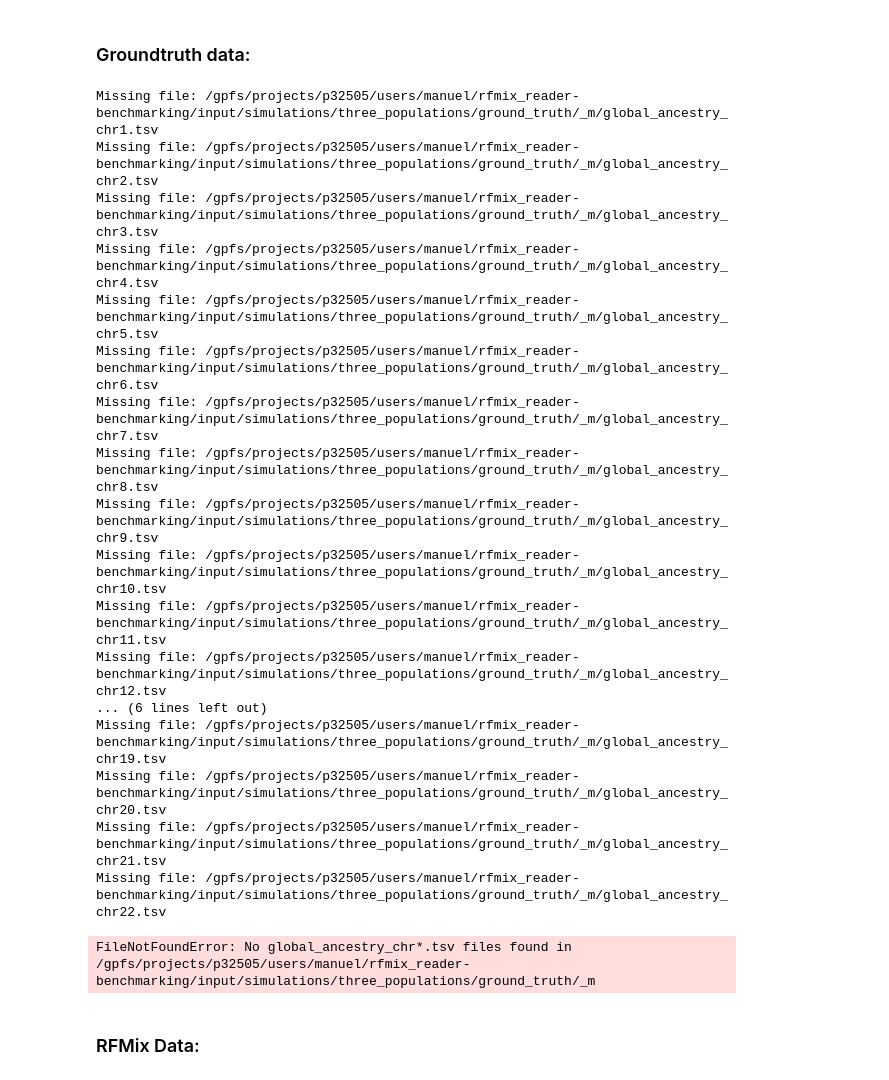
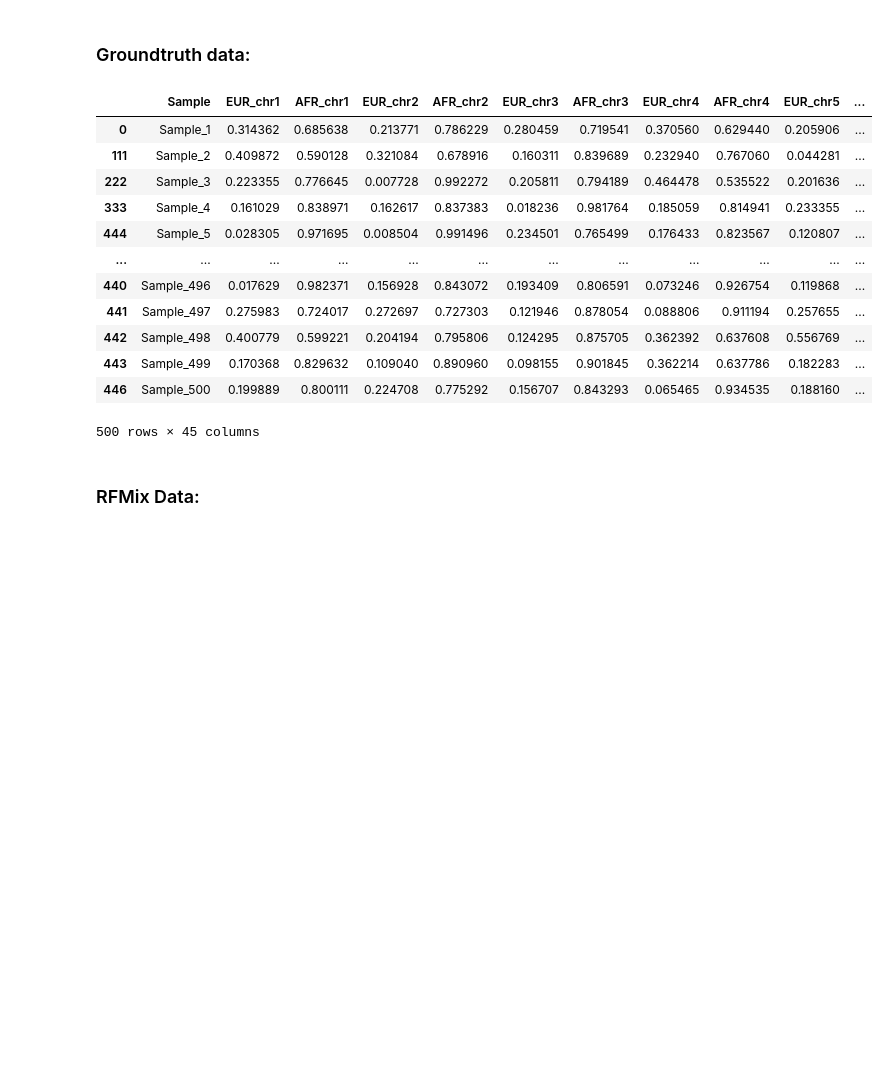
Before and after one commit to heart-gen/rfmix_reader-benchmarking, a Jupyter notebook: visualization/bivariate_tests/_h/working_notebook_mh.ipynb, the cells around one changed output. Drawn from its saved outputs; the diff is of its cells as text; code cells hidden in the pictures; blank space fills up the shorter version.

```diff
--- a/visualization/bivariate_tests/_h/working_notebook_mh.ipynb
+++ b/visualization/bivariate_tests/_h/working_notebook_mh.ipynb
@@ -92,28 +90,23 @@ def load_groundtruth_data(gt_dir: str) -> pd.DataFrame:
 
     return merged_df
 # %%
-gt_data = load_groundtruth_data("input/simulations/three_populations/ground_truth/_m/")
+gt_data = load_groundtruth_data("input/simulations/two_populations/ground_truth/_m/")
 
 gt_data
 # %% [output]
+|  | Sample | EUR_chr1 | AFR_chr1 | EUR_chr2 | AFR_chr2 | EUR_chr3 | AFR_chr3 | EUR_chr4 | AFR_chr4 | EUR_chr5 | ... |
+| 0 | Sample_1 | 0.314362 | 0.685638 | 0.213771 | 0.786229 | 0.280459 | 0.719541 | 0.370560 | 0.629440 | 0.205906 | ... |
+| 111 | Sample_2 | 0.409872 | 0.590128 | 0.321084 | 0.678916 | 0.160311 | 0.839689 | 0.232940 | 0.767060 | 0.044281 | ... |
+| 222 | Sample_3 | 0.223355 | 0.776645 | 0.007728 | 0.992272 | 0.205811 | 0.794189 | 0.464478 | 0.535522 | 0.201636 | ... |
+| 333 | Sample_4 | 0.161029 | 0.838971 | 0.162617 | 0.837383 | 0.018236 | 0.981764 | 0.185059 | 0.814941 | 0.233355 | ... |
+| 444 | Sample_5 | 0.028305 | 0.971695 | 0.008504 | 0.991496 | 0.234501 | 0.765499 | 0.176433 | 0.823567 | 0.120807 | ... |
+| ... | ... | ... | ... | ... | ... | ... | ... | ... | ... | ... | ... |
+| 440 | Sample_496 | 0.017629 | 0.982371 | 0.156928 | 0.843072 | 0.193409 | 0.806591 | 0.073246 | 0.926754 | 0.119868 | ... |
+| 441 | Sample_497 | 0.275983 | 0.724017 | 0.272697 | 0.727303 | 0.121946 | 0.878054 | 0.088806 | 0.911194 | 0.257655 | ... |
+| 442 | Sample_498 | 0.400779 | 0.599221 | 0.204194 | 0.795806 | 0.124295 | 0.875705 | 0.362392 | 0.637608 | 0.556769 | ... |
+| 443 | Sample_499 | 0.170368 | 0.829632 | 0.109040 | 0.890960 | 0.098155 | 0.901845 | 0.362214 | 0.637786 | 0.182283 | ... |
+| 446 | Sample_500 | 0.199889 | 0.800111 | 0.224708 | 0.775292 | 0.156707 | 0.843293 | 0.065465 | 0.934535 | 0.188160 | ... |
-Missing file: /gpfs/projects/p32505/users/manuel/rfmix_reader-benchmarking/input/simulations/three_populations/ground_truth/_m/global_ancestry_chr1.tsv
-Missing file: /gpfs/projects/p32505/users/manuel/rfmix_reader-benchmarking/input/simulations/three_populations/ground_truth/_m/global_ancestry_chr2.tsv
-Missing file: /gpfs/projects/p32505/users/manuel/rfmix_reader-benchmarking/input/simulations/three_populations/ground_truth/_m/global_ancestry_chr3.tsv
-Missing file: /gpfs/projects/p32505/users/manuel/rfmix_reader-benchmarking/input/simulations/three_populations/ground_truth/_m/global_ancestry_chr4.tsv
-Missing file: /gpfs/projects/p32505/users/manuel/rfmix_reader-benchmarking/input/simulations/three_populations/ground_truth/_m/global_ancestry_chr5.tsv
-Missing file: /gpfs/projects/p32505/users/manuel/rfmix_reader-benchmarking/input/simulations/three_populations/ground_truth/_m/global_ancestry_chr6.tsv
-Missing file: /gpfs/projects/p32505/users/manuel/rfmix_reader-benchmarking/input/simulations/three_populations/ground_truth/_m/global_ancestry_chr7.tsv
-Missing file: /gpfs/projects/p32505/users/manuel/rfmix_reader-benchmarking/input/simulations/three_populations/ground_truth/_m/global_ancestry_chr8.tsv
-Missing file: /gpfs/projects/p32505/users/manuel/rfmix_reader-benchmarking/input/simulations/three_populations/ground_truth/_m/global_ancestry_chr9.tsv
-Missing file: /gpfs/projects/p32505/users/manuel/rfmix_reader-benchmarking/input/simulations/three_populations/ground_truth/_m/global_ancestry_chr10.tsv
-Missing file: /gpfs/projects/p32505/users/manuel/rfmix_reader-benchmarking/input/simulations/three_populations/ground_truth/_m/global_ancestry_chr11.tsv
-Missing file: /gpfs/projects/p32505/users/manuel/rfmix_reader-benchmarking/input/simulations/three_populations/ground_truth/_m/global_ancestry_chr12.tsv
-... (6 lines left out)
-Missing file: /gpfs/projects/p32505/users/manuel/rfmix_reader-benchmarking/input/simulations/three_populations/ground_truth/_m/global_ancestry_chr19.tsv
-Missing file: /gpfs/projects/p32505/users/manuel/rfmix_reader-benchmarking/input/simulations/three_populations/ground_truth/_m/global_ancestry_chr20.tsv
-Missing file: /gpfs/projects/p32505/users/manuel/rfmix_reader-benchmarking/input/simulations/three_populations/ground_truth/_m/global_ancestry_chr21.tsv
-Missing file: /gpfs/projects/p32505/users/manuel/rfmix_reader-benchmarking/input/simulations/three_populations/ground_truth/_m/global_ancestry_chr22.tsv
+500 rows × 45 columns
-FileNotFoundError: No global_ancestry_chr*.tsv files found in /gpfs/projects/p32505/users/manuel/rfmix_reader-benchmarking/input/simulations/three_populations/ground_truth/_m
 # %% [markdown]
 ### RFMix Data:
 # %%
```
Also changed, not shown: parts of 2 cells of this notebook.
